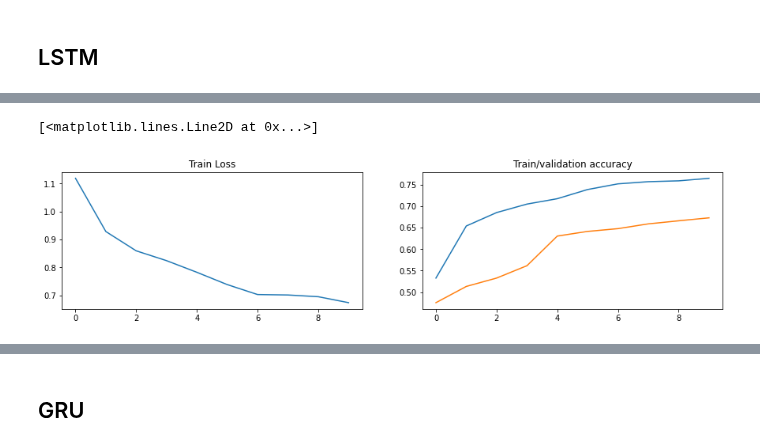
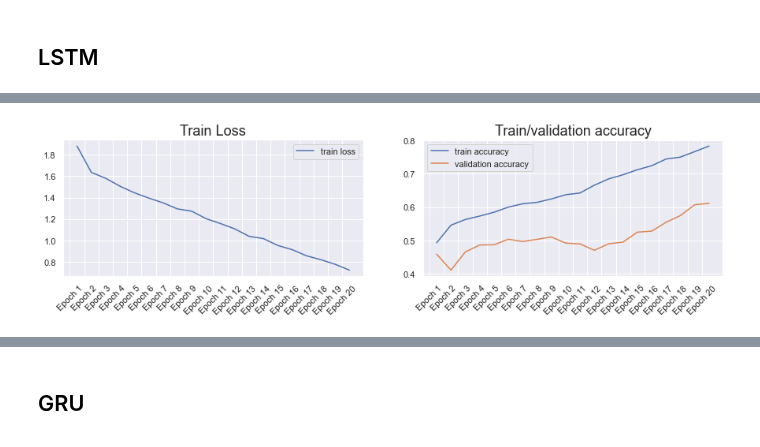
Before and after one commit to balezz/Punch_DL, a Jupyter notebook: code/RNN-LSTM-GRU.ipynb, the cells around one changed output, grey strips where cells are left out. Drawn from its saved outputs; the diff is of its cells as text; code cells hidden in the pictures.

```diff
--- a/code/RNN-LSTM-GRU.ipynb
+++ b/code/RNN-LSTM-GRU.ipynb
@@ -79,10 +135,16 @@ To enable them in other operations, rebuild TensorFlow with the appropriate comp
 # %%
 def get_model():
     return K.Sequential([
-        K.layers.InputLayer((30, 36), batch_size=1),
-        K.layers.SimpleRNN(64, stateful=True, return_sequences=True),
+        K.layers.InputLayer((30, 34), batch_size=4),
+        K.layers.LayerNormalization(axis=1),
+        K.layers.SimpleRNN(128,
+                           stateful=True,
+                           return_sequences=True,
+                           dropout=0.2,
+                           recurrent_dropout=0.2),
         K.layers.Dense(128, kernel_regularizer=tf.keras.regularizers.l2(l2=1e-3)),
-        K.layers.Dense(7, activation='softmax')
+        K.layers.Dropout(0.2),
+        K.layers.Dense(13, activation='softmax')
     ])
 # %%
 model = get_model()
@@ -151,10 +225,16 @@ plt.plot(history.history['val_accuracy'])
 # %%
 def get_model():
     return K.Sequential([
-        K.layers.InputLayer((30, 36), batch_size=1),
-        K.layers.LSTM(64, return_sequences=True),
+        K.layers.InputLayer((30, 34), batch_size=4),
+        K.layers.LayerNormalization(axis=1),
+        K.layers.LSTM(128,
+                           stateful=True,
+                           return_sequences=True,
+                           dropout=0.2,
+                           recurrent_dropout=0.2),
         K.layers.Dense(128, kernel_regularizer=tf.keras.regularizers.l2(l2=1e-3)),
-        K.layers.Dense(7, activation='softmax')
+        K.layers.Dropout(0.2),
+        K.layers.Dense(13, activation='softmax')
     ])
 # %%
 model = get_model()
@@ -184,5 +272,5 @@ model.compile(optimizer='adam',
               loss='categorical_crossentropy',
               metrics=['accuracy'])
 # %%
-history = model.fit(X_train, y_train, validation_split=0.33, batch_size=1, epochs=10, shuffle=False)
+history = model.fit(X_train, y_train, validation_data=(X_val, y_val), batch_size=4, epochs=20, shuffle=False)
 # %% [output]
@@ -209,12 +294,19 @@ Epoch 10/10
 # %%
 plt.figure(figsize=(15, 7))
 plt.subplot(221)
-plt.title("Train Loss")
-plt.plot(history.history['loss'])
+plt.title('Train Loss', fontsize=18)
+plt.plot(history.history['loss'], label='train loss')
+plt.xticks([i - 0.5 for i in range(len(history.history['loss']))],
+           [f'Epoch {i + 1}' for i in range(len(history.history['loss']))], rotation=45)
+plt.legend()
 plt.subplot(222)
-plt.title("Train/validation accuracy")
-plt.plot(history.history['accuracy'])
-plt.plot(history.history['val_accuracy'])
+plt.title('Train/validation accuracy', fontsize=18)
+plt.plot(history.history['accuracy'], label='train accuracy')
+plt.plot(history.history['val_accuracy'], label='validation accuracy')
+plt.xticks([i - 0.5 for i in range(len(history.history['loss']))],
+           [f'Epoch {i + 1}' for i in range(len(history.history['loss']))], rotation=45)
+plt.legend()
+plt.savefig(BASE_DIR.joinpath('imgs', 'lstm_loss_and_acc.png'))
+plt.show()
 # %% [output]
-[<matplotlib.lines.Line2D at 0x...>]
-[figure, old version]
+[figure, new version]
```
Also changed, not shown: parts of 39 cells of this notebook, 19 other files.
